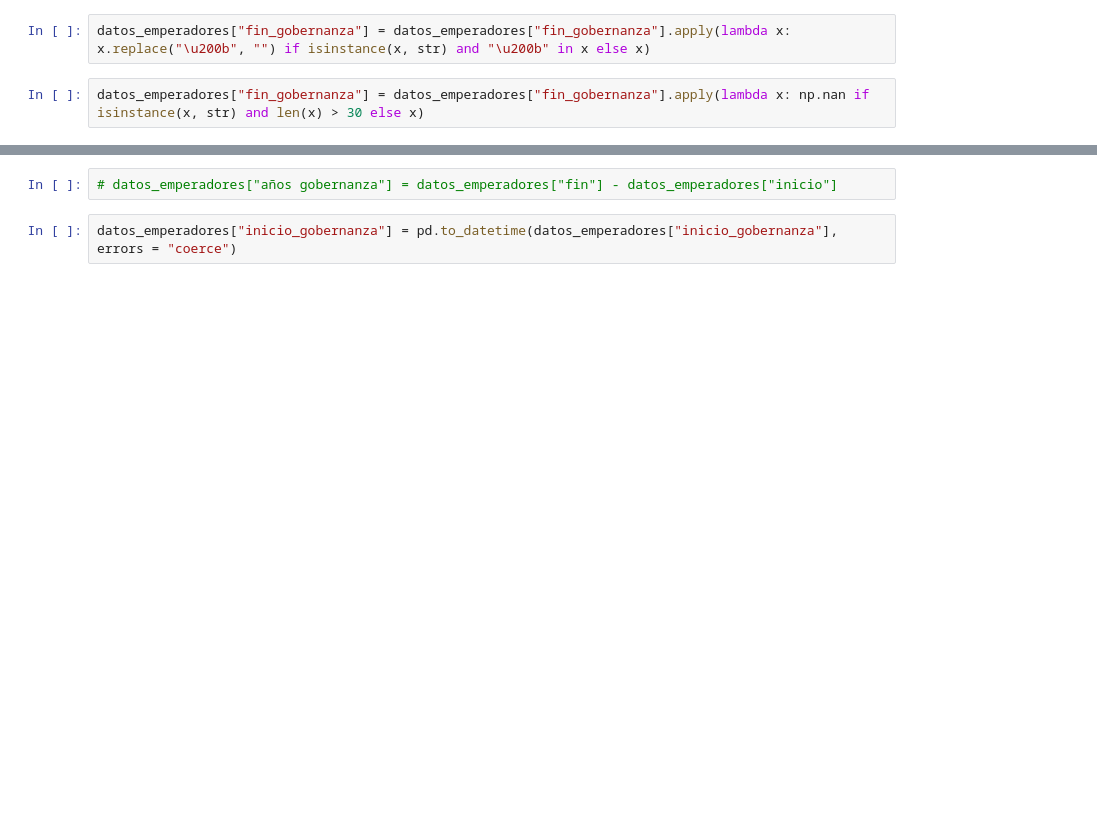
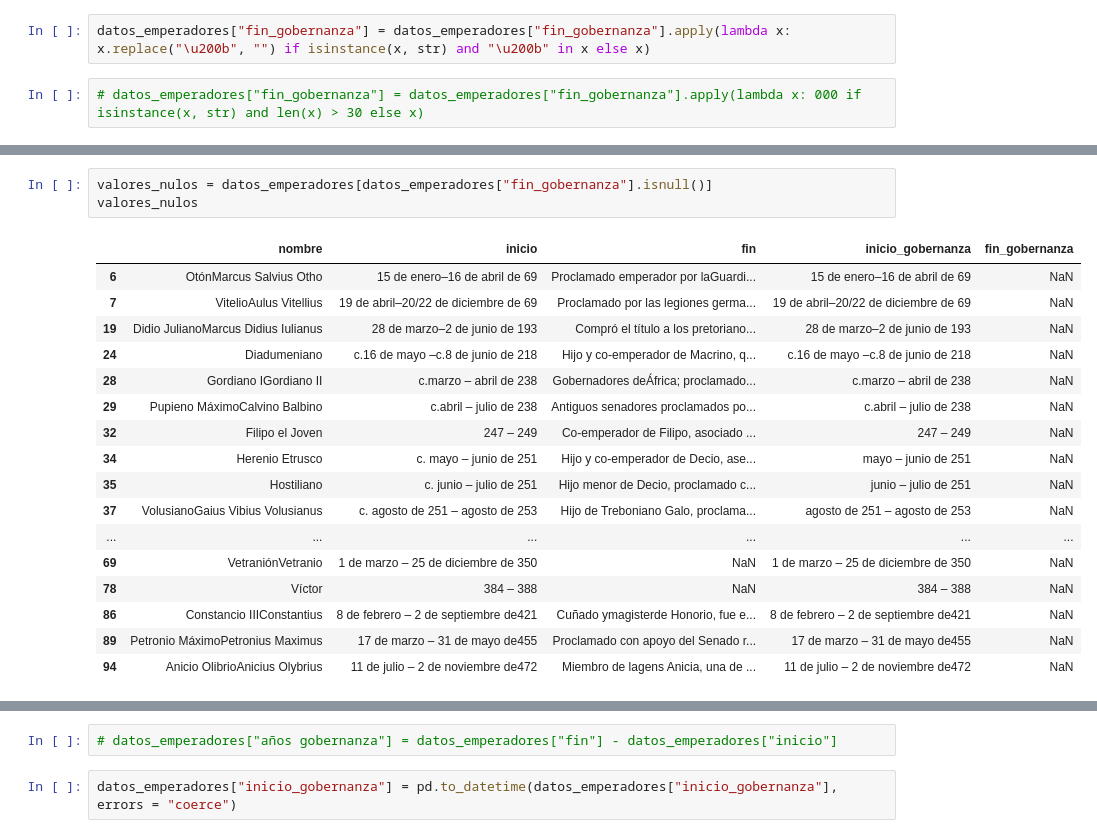
Before and after one commit to Gabijc/Laboratorio_Web_Scraping, a Jupyter notebook: Scrapeo emperadores romanos/analisis_emperadores.ipynb, the cells around one changed output, grey strips where cells are left out. Drawn from its saved outputs; the diff is of its cells as text; blank space fills up the shorter version.

```diff
--- a/Scrapeo emperadores romanos/analisis_emperadores.ipynb
+++ b/Scrapeo emperadores romanos/analisis_emperadores.ipynb
@@ -130,7 +220,7 @@ array(['19 de agosto de14', '16 de marzo de37', '24 de enero de41',
 # %%
 datos_emperadores["fin_gobernanza"] = datos_emperadores["fin_gobernanza"].apply(lambda x: x.replace("\u200b", "") if isinstance(x, str) and "\u200b" in x else x)
 # %%
-datos_emperadores["fin_gobernanza"] = datos_emperadores["fin_gobernanza"].apply(lambda x: np.nan if isinstance(x, str) and len(x) > 30 else x)
+# datos_emperadores["fin_gobernanza"] = datos_emperadores["fin_gobernanza"].apply(lambda x: 000 if isinstance(x, str) and len(x) > 30 else x)
 # %%
 datos_emperadores
 # %% [output]
@@ -149 +239,22 @@ datos_emperadores
 98 rows × 5 columns
+# %%
+valores_nulos = datos_emperadores[datos_emperadores["fin_gobernanza"].isnull()]
+valores_nulos
+# %% [output]
+|  | nombre | inicio | fin | inicio_gobernanza | fin_gobernanza |
+| 6 | OtónMarcus Salvius Otho | 15 de enero–16 de abril de 69 | Proclamado emperador por laGuardi... | 15 de enero–16 de abril de 69 | NaN |
+| 7 | VitelioAulus Vitellius | 19 de abril–20/22 de diciembre de 69 | Proclamado por las legiones germa... | 19 de abril–20/22 de diciembre de 69 | NaN |
+| 19 | Didio JulianoMarcus Didius Iulianus | 28 de marzo–2 de junio de 193 | Compró el título a los pretoriano... | 28 de marzo–2 de junio de 193 | NaN |
+| 24 | Diadumeniano | c.16 de mayo –c.8 de junio de 218 | Hijo y co-emperador de Macrino, q... | c.16 de mayo –c.8 de junio de 218 | NaN |
+| 28 | Gordiano IGordiano II | c.marzo – abril de 238 | Gobernadores deÁfrica; proclamado... | c.marzo – abril de 238 | NaN |
+| 29 | Pupieno MáximoCalvino Balbino | c.abril – julio de 238 | Antiguos senadores proclamados po... | c.abril – julio de 238 | NaN |
+| 32 | Filipo el Joven | 247 – 249 | Co-emperador de Filipo, asociado ... | 247 – 249 | NaN |
+| 34 | Herenio Etrusco | c. mayo – junio de 251 | Hijo y co-emperador de Decio, ase... | mayo – junio de 251 | NaN |
+| 35 | Hostiliano | c. junio – julio de 251 | Hijo menor de Decio, proclamado c... | junio – julio de 251 | NaN |
+| 37 | VolusianoGaius Vibius Volusianus | c. agosto de 251 – agosto de 253 | Hijo de Treboniano Galo, proclama... | agosto de 251 – agosto de 253 | NaN |
+| ... | ... | ... | ... | ... | ... |
+| 69 | VetraniónVetranio | 1 de marzo – 25 de diciembre de 350 | NaN | 1 de marzo – 25 de diciembre de 350 | NaN |
+| 78 | Víctor | 384 – 388 | NaN | 384 – 388 | NaN |
+| 86 | Constancio IIIConstantius | 8 de febrero – 2 de septiembre de421 | Cuñado ymagisterde Honorio, fue e... | 8 de febrero – 2 de septiembre de421 | NaN |
+| 89 | Petronio MáximoPetronius Maximus | 17 de marzo – 31 de mayo de455 | Proclamado con apoyo del Senado r... | 17 de marzo – 31 de mayo de455 | NaN |
+| 94 | Anicio OlibrioAnicius Olybrius | 11 de julio – 2 de noviembre de472 | Miembro de lagens Anicia, una de ... | 11 de julio – 2 de noviembre de472 | NaN |
```
Also changed, not shown: parts of 11 cells of this notebook.
